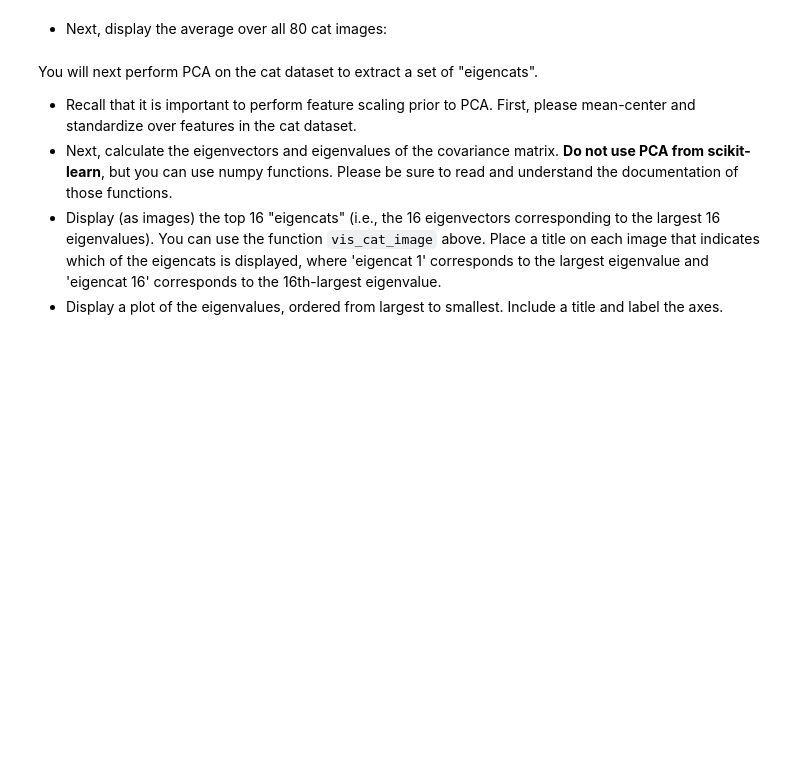
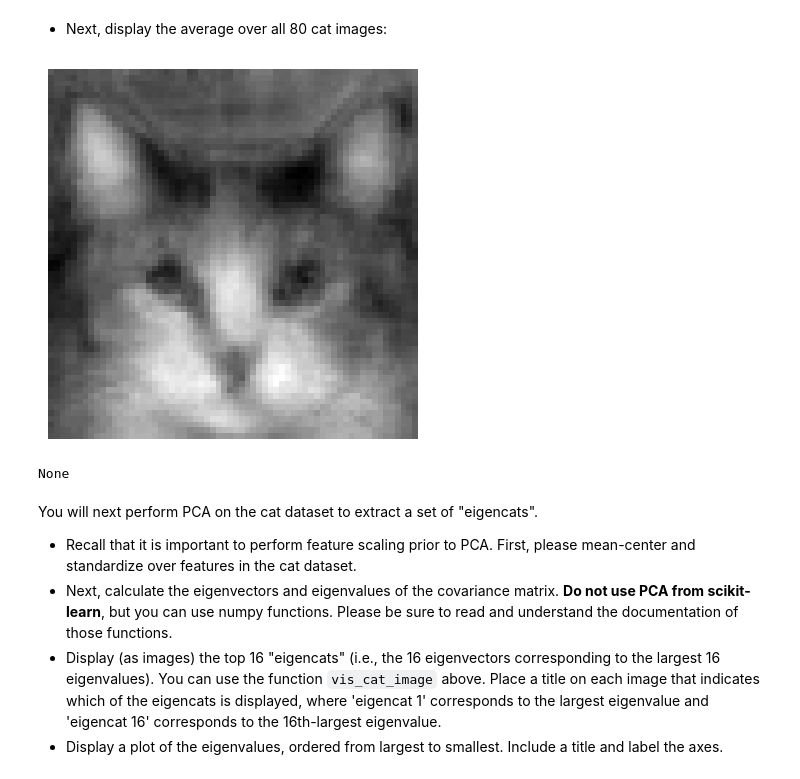
Before and after one commit to JayLi1209/cs4262-5262-2024S, a Jupyter notebook: Assignment5/Assignment5-PCA_Clustering.ipynb, the cells around one changed output. Drawn from its saved outputs; the diff is of its cells as text; code cells hidden in the pictures; blank space fills up the shorter version.

```diff
--- a/Assignment5/Assignment5-PCA_Clustering.ipynb
+++ b/Assignment5/Assignment5-PCA_Clustering.ipynb
@@ -62,5 +70,11 @@ def vis_cat_image(cat_vec, axis=None):
 # %% [markdown]
 * Next, display the average over all 80 cat images:
+# %%
+average_cat = np.mean(cat_matrix, axis=0)
+print(vis_cat_image(average_cat))
+# %% [output]
+[figure, added]
+None
 # %% [markdown]
 You will next perform PCA on the cat dataset to extract a set of "eigencats".
 - Recall that it is important to perform feature scaling prior to PCA. First, please mean-center and standardize over features in the cat dataset.
```
Also changed, not shown: parts of 8 cells of this notebook.
